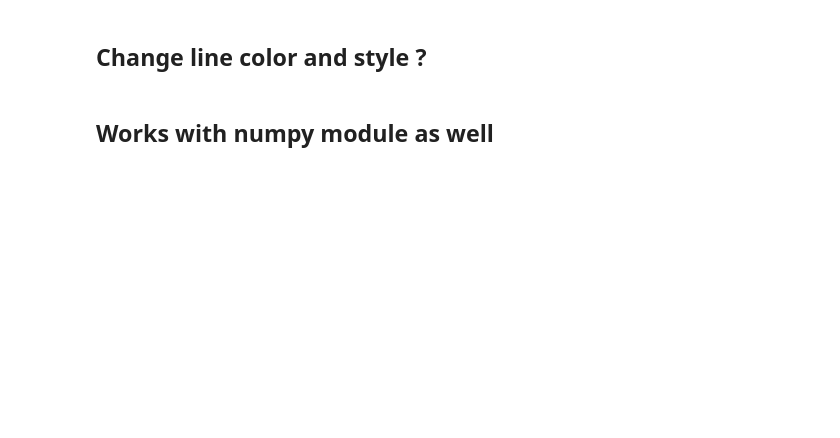
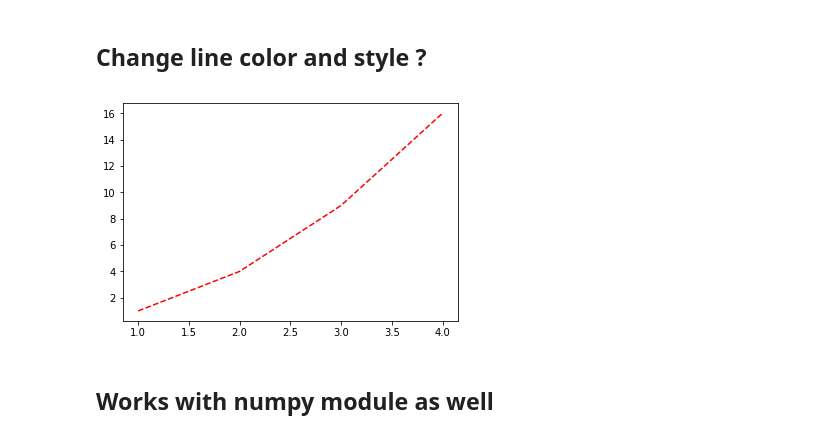
Before and after one commit to bawejakunal/data-viz, a Jupyter notebook: graph.ipynb, the cells around one changed output. Cells and saved outputs as stored; diff of their text form; code cells hidden in the pictures; blank space fills up the shorter version.

```diff
--- a/graph.ipynb
+++ b/graph.ipynb
@@ -21,8 +22,10 @@ plt.plot([1, 2, 3, 4], [1, 4, 9, 16]) # y = x^2 equation plotted here
 # %% [markdown]
 ## Change line color and style ?
 # %%
-# plt.plot([1, 2, 3, 4], [1, 4, 9, 16], 'r--') # red dashed line, try 'bs' and 'g^' ?
-# plt.show()
+plt.plot([1, 2, 3, 4], [1, 4, 9, 16], 'r--') # red dashed line, try 'bs' and 'g^' ?
+plt.show()
+# %% [output]
+[figure, added]
 # %% [markdown]
 ## Works with numpy module as well
 # %%
```
Also changed, not shown: parts of 14 cells of this notebook.
